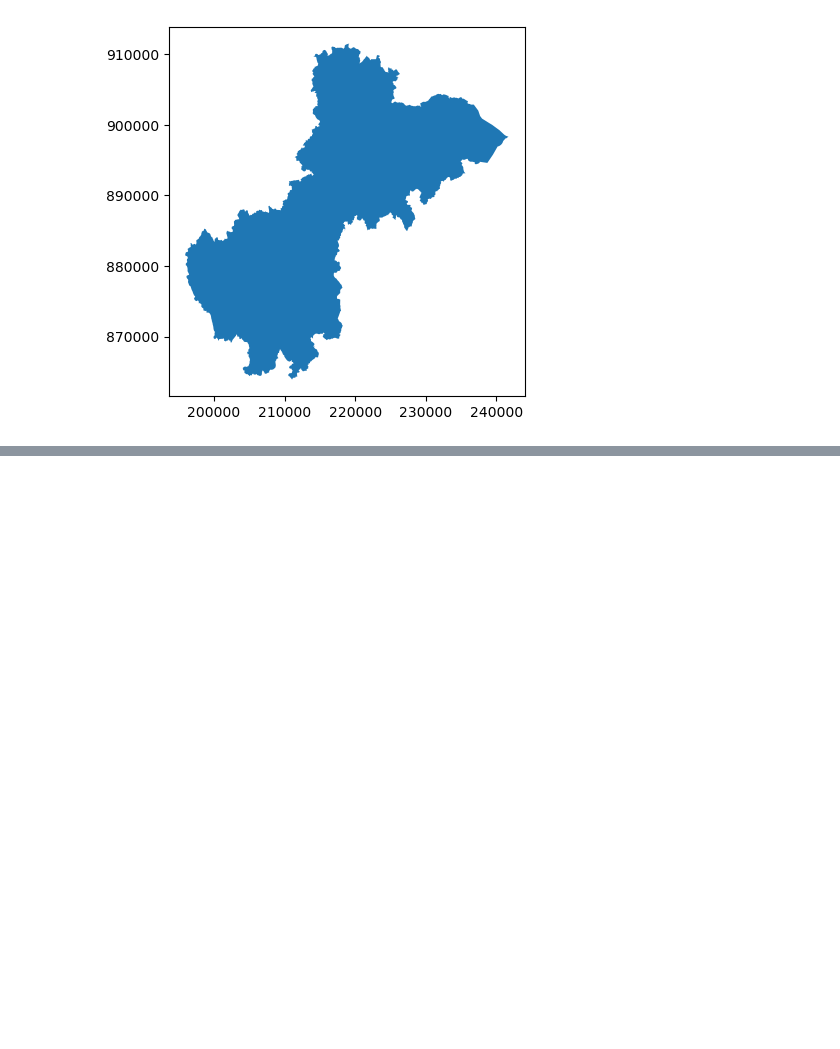
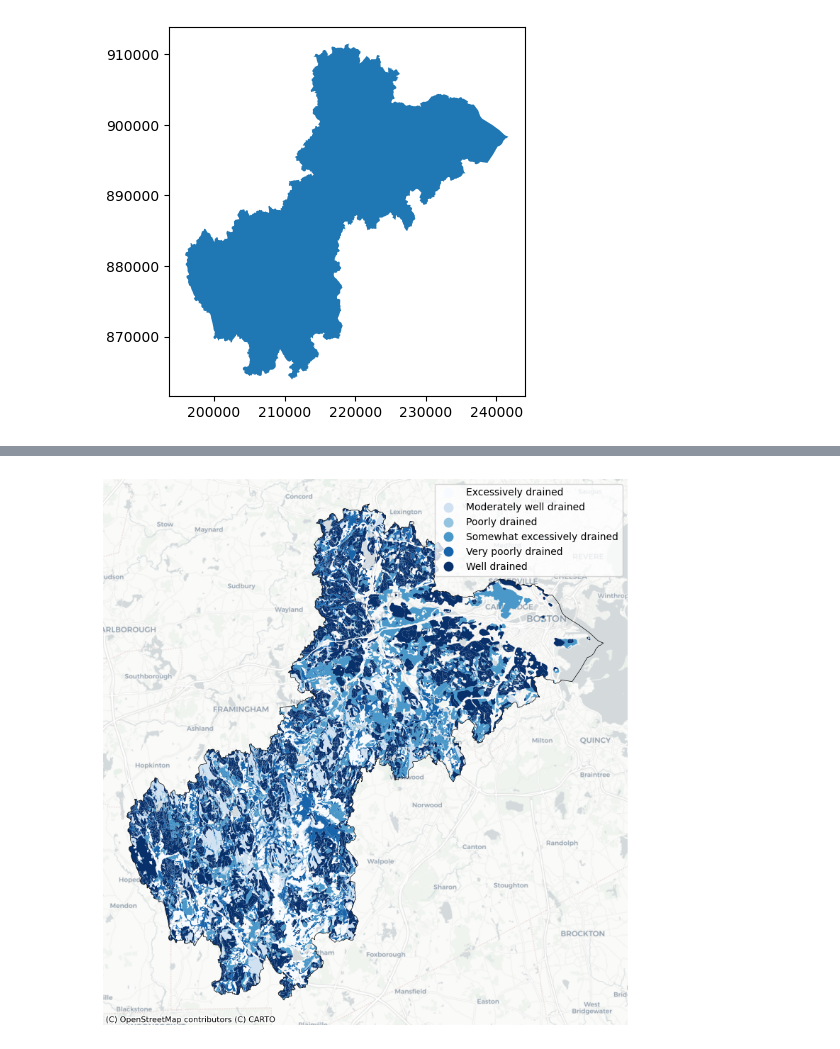
Before and after one commit to chad-fisher/CRWA-Regional-Tree-Planting-and-Protection-Plan, a Jupyter notebook: CodeNotebook.ipynb, the cells around one changed output, grey strips where cells are left out. Drawn from its saved outputs; the diff is of its cells as text; code cells hidden in the pictures; blank space fills up the shorter version.

```diff
--- a/CodeNotebook.ipynb
+++ b/CodeNotebook.ipynb
@@ -34,0 +36,9 @@ plt.savefig('AgLandCRW.png')
+# %%
+Soils = gpd.clip(gpd.read_file("Raw_Data\Soils_MassGIS_SHP\SOILS_MUPOLYGON_TOP20.shp",mask=CRW),CRW)
+# %%
+ax=Soils.to_crs(epsg=3857).plot(column="DRAINCLASS",legend=True,figsize=(10,10),cmap='Blues')
+CRW.to_crs(epsg=3857).boundary.plot(ax=ax, color='black',linewidth=0.5)
+cx.add_basemap(ax,source=cx.providers.CartoDB.Positron)
+ax.set_axis_off()
+# %% [output]
+[figure, added]
```
Also changed, not shown: parts of 4 cells of this notebook.
